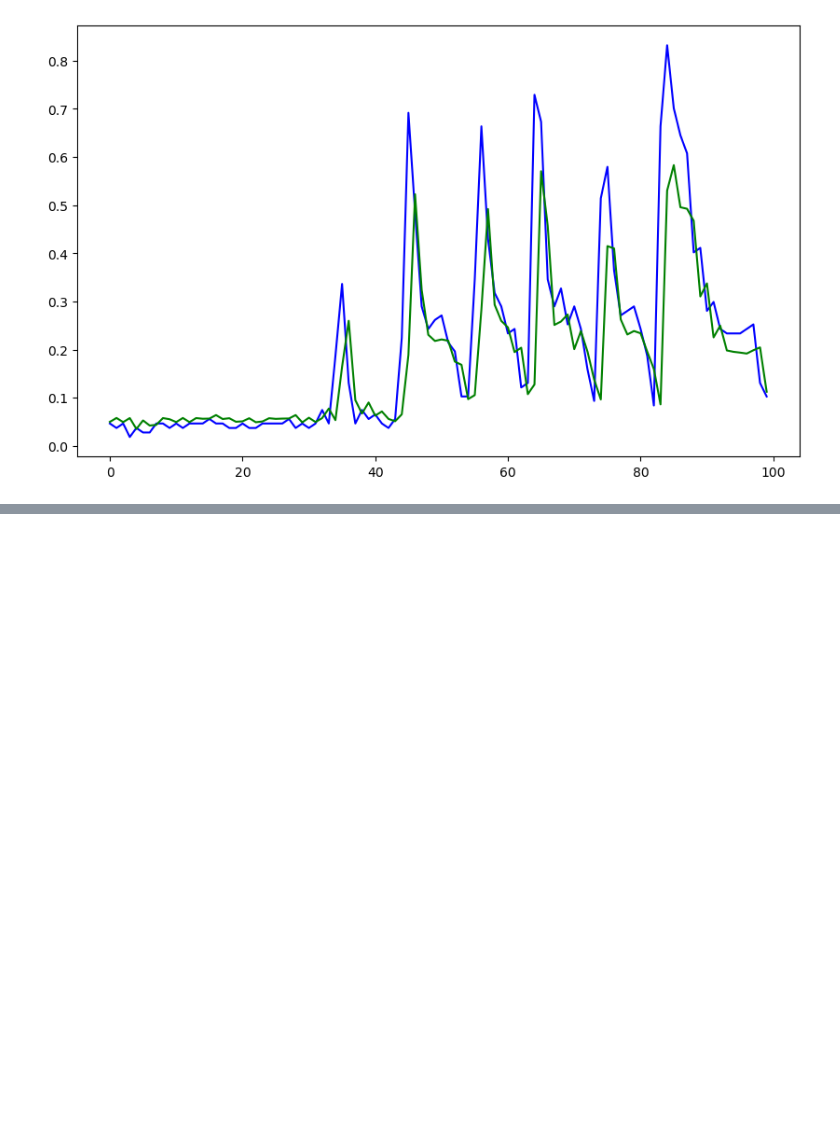
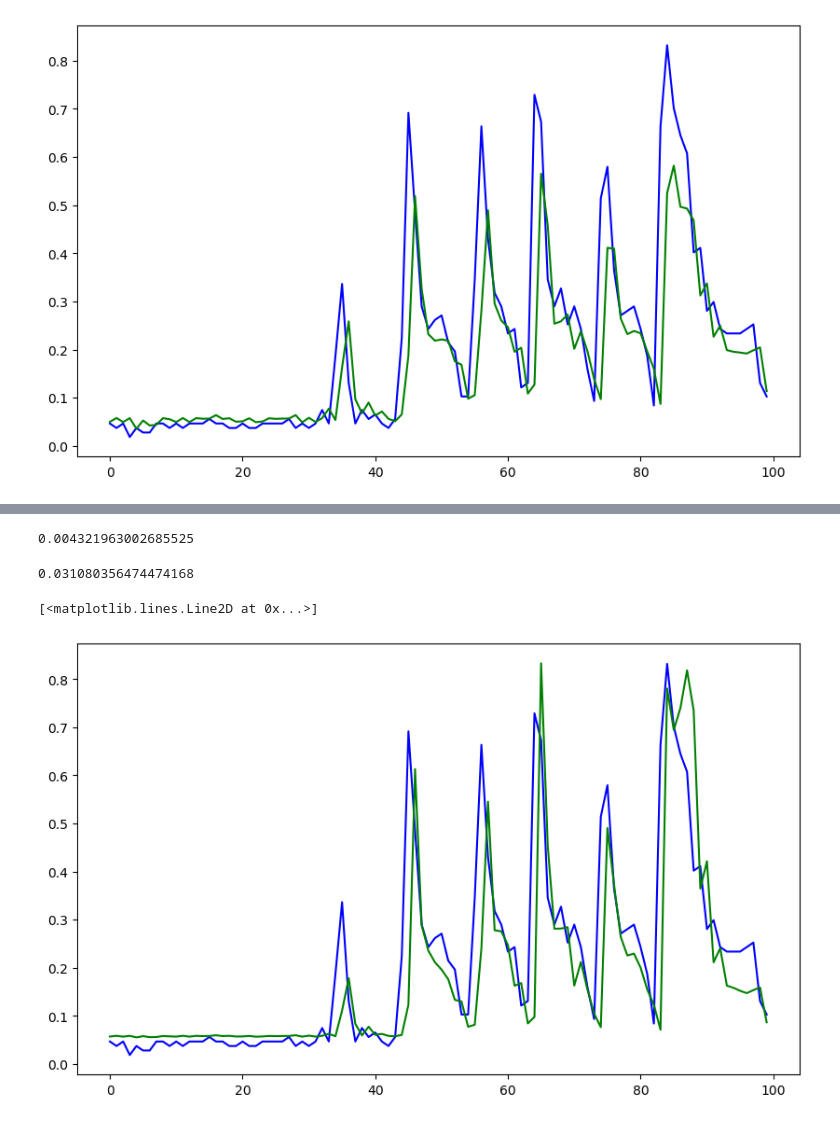
Before and after one commit to atibp1722/working-with-data, a Jupyter notebook: model/svm.ipynb, the cells around one changed output, grey strips where cells are left out. Cells and saved outputs as stored; diff of their text form; code cells hidden in the pictures; blank space fills up the shorter version.

Commit message:
model: svm; prediction via polynomials using degree for determining degree of the function,plot actual values vs predicted values

```diff
--- a/model/svm.ipynb
+++ b/model/svm.ipynb
@@ -208,3 +208,15 @@ plt.plot(svr_search.predict(X_test_w[:100]),'g')
 # %% [output]
 [<matplotlib.lines.Line2D at 0x...>]
 [figure]
+# %%
+#Degree is the polynomial degree of the function
+params={'C':10**np.linspace(-3,3,101),
+       'epsilon':np.linspace(0,0.1,11),
+       'degree':[2,3,4]}
+
+svr_poly=SVR(kernel='poly',max_iter=10000,cache_size=2000)
+poly_svr_search=BayesSearchCV(svr_poly,params,n_iter=20,cv=TimeSeriesSplit(n_splits=5,gap=w+1),
+                         scoring=make_scorer(mean_squared_error,greater_is_better=False),
+                         n_jobs=-1,refit=True,random_state=0)
+
+poly_svr_search.fit(X_train_w,Y_train_w)
@@ -210,0 +253,15 @@ plt.plot(svr_search.predict(X_test_w[:100]),'g')
+# %%
+mean_squared_error(Y_test_w,poly_svr_search.predict(X_test_w))
+# %% [output]
+0.004321963002685525
+# %%
+mean_absolute_error(Y_test_w,poly_svr_search.predict(X_test_w))
+# %% [output]
+0.031080356474474168
+# %%
+plt.figure(figsize=(10,6))
+plt.plot(Y_test_w[:100],'b')
+plt.plot(poly_svr_search.predict(X_test_w[:100]),'g')
+# %% [output]
+[<matplotlib.lines.Line2D at 0x...>]
+[figure, added]
```
Also changed, not shown: parts of 6 cells of this notebook.
